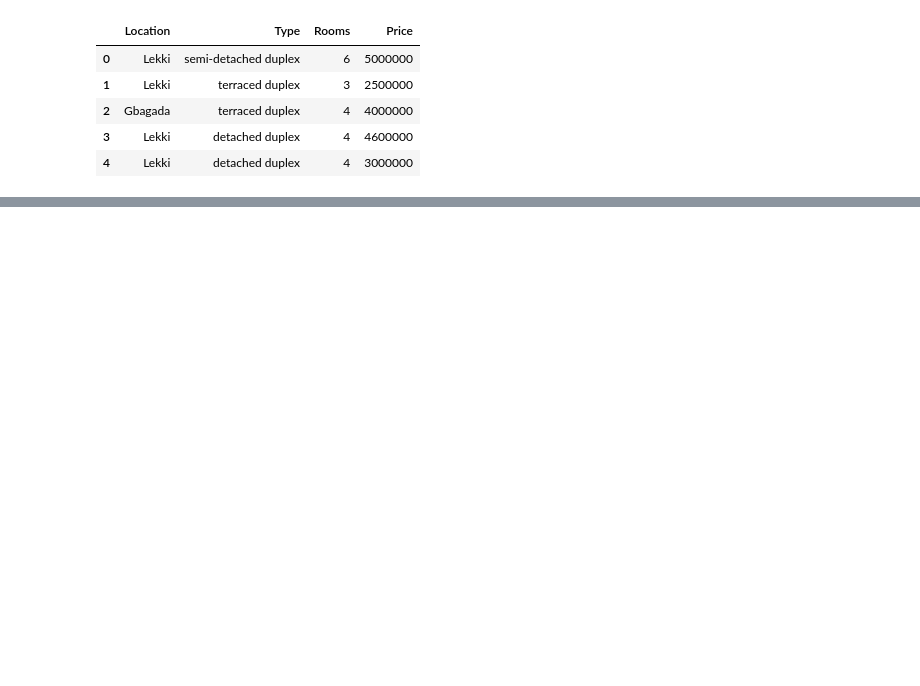
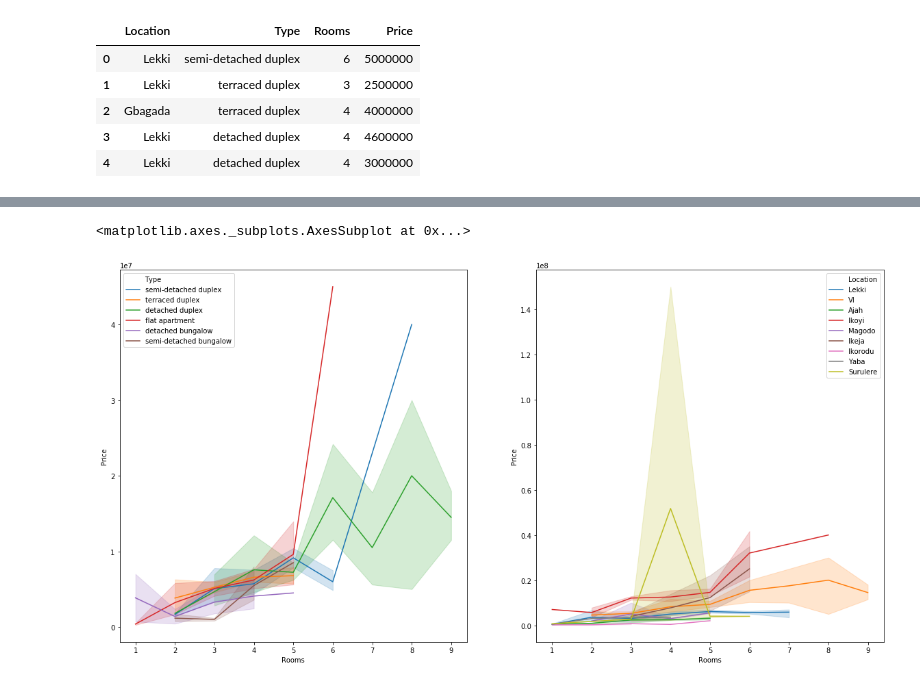
Before and after one commit to Khamaldeeen/SGA08_DATASCI, a Jupyter notebook: Week4/LagosRentReg.ipynb, the cells around one changed output, grey strips where cells are left out. Saved outputs shown, nothing was run; the diff lists cells and outputs as text; code cells hidden in the pictures; blank space fills up the shorter version.

```diff
--- a/Week4/LagosRentReg.ipynb
+++ b/Week4/LagosRentReg.ipynb
@@ -18,0 +159,9 @@ data.head()
+# %%
+plt.figure(figsize=(20,10))
+plt.subplot(1, 2, 1)
+sns.lineplot(x='Rooms', y='Price', hue='Type', data=data_filter)
+plt.subplot(1, 2, 2)
+sns.lineplot(x='Rooms', y='Price', hue='Location', data=data_filter)
+# %% [output]
+<matplotlib.axes._subplots.AxesSubplot at 0x...>
+[figure, added]
```
Also changed, not shown: parts of 39 cells of this notebook.
